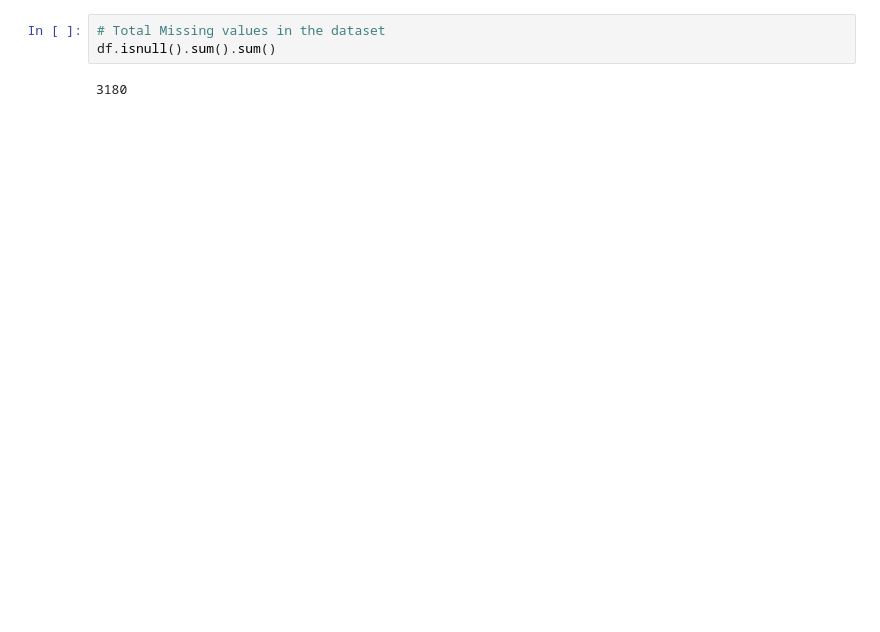
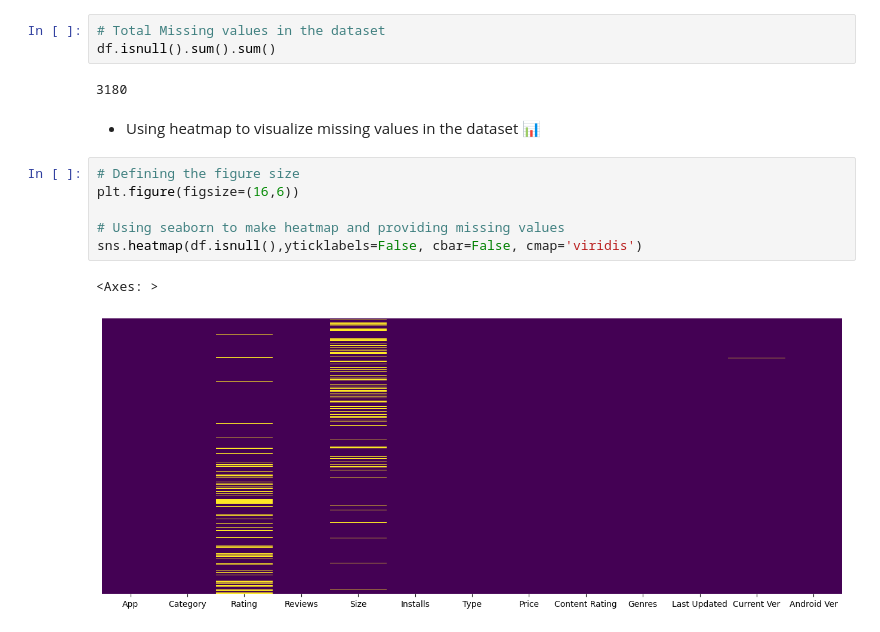
Before and after one commit to Ghazi-work/Python-Pandas, a Jupyter notebook: Kaggle_GooglePlaystoreAppEDA.ipynb, the cells around one changed output. Drawn from its saved outputs; the diff is of its cells as text; blank space fills up the shorter version.

Commit message:
More on Missing Values

```diff
--- a/Kaggle_GooglePlaystoreAppEDA.ipynb
+++ b/Kaggle_GooglePlaystoreAppEDA.ipynb
@@ -407,3 +425,14 @@ dtype: int64
 df.isnull().sum().sum()
 # %% [output]
 3180
+# %% [markdown]
+* Using heatmap to visualize missing values in the dataset 📊
+# %%
+# Defining the figure size
+plt.figure(figsize=(16,6))
+
+# Using seaborn to make heatmap and providing missing values
+sns.heatmap(df.isnull(),yticklabels=False, cbar=False, cmap='viridis')
+# %% [output]
+<Axes: >
+[figure, added]
```
Also changed, not shown: parts of 6 cells of this notebook.
